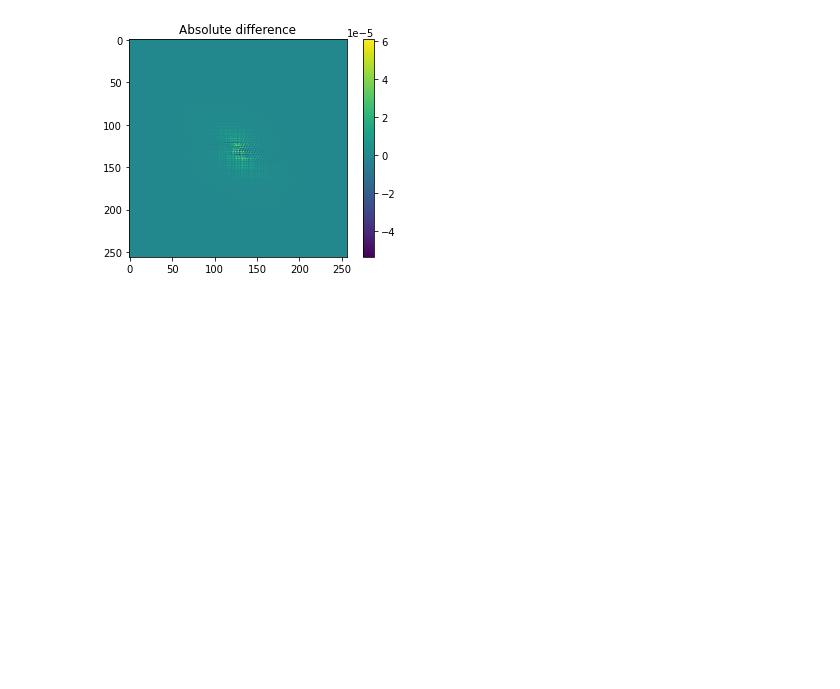
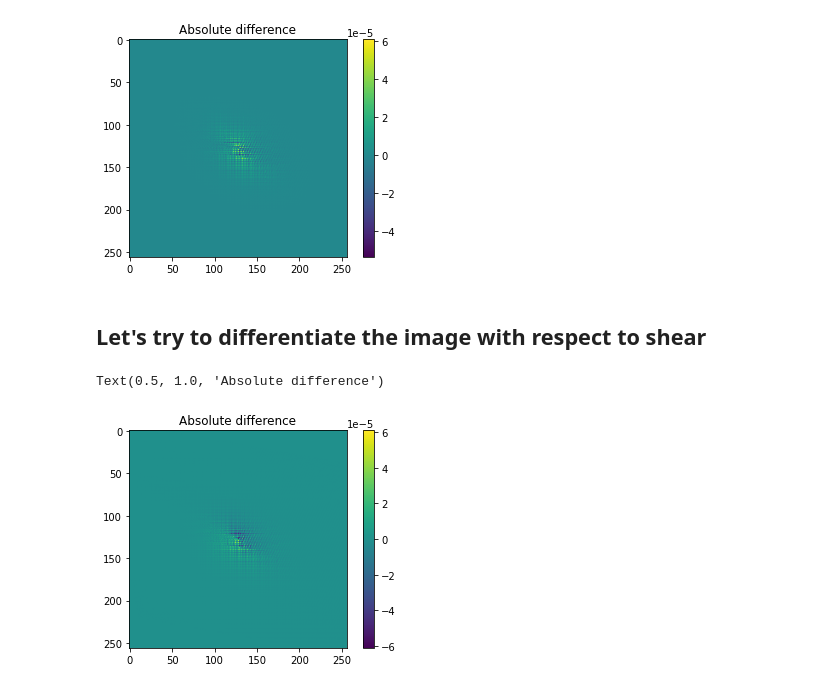
Before and after one commit to DifferentiableUniverseInitiative/GalFlow, a Jupyter notebook: notebooks/Shear_transformation.ipynb, the cells around one changed output. Drawn from its saved outputs; the diff is of its cells as text; code cells hidden in the pictures; blank space fills up the shorter version.

Commit message:
Adds test of grads with respect to shear

```diff
--- a/notebooks/Shear_transformation.ipynb
+++ b/notebooks/Shear_transformation.ipynb
@@ -97,3 +97,25 @@ title('Absolute difference')
 # %% [output]
 Text(0.5, 1.0, 'Absolute difference')
 [figure]
+# %% [markdown]
+## Let's try to differentiate the image with respect to shear
+# %%
+@tf.function
+def apply_shear(img, g1, g2):
+    # Compute the jacobian for some shear (see here https://github.com/GalSim-developers/GalSim/blob/013292ad45b6ef715acf70976e94fe21f624ee4c/galsim/shear.py#L384)
+    jac = tf.convert_to_tensor([[ 1. + g1,    g2   ],
+                                [  g2    , 1. - g1 ]]) / tf.sqrt(1.- (g1**2 + g2**2))
+    jac = tf.linalg.inv(jac)
+    transform = tf.convert_to_tensor([jac[0,0], jac[0,1], ((1-jac[0,0]) - jac[0,1])*255/2,
+                                      jac[1,0], jac[1,1], ((1-jac[1,1]) - jac[1,0])*255/2,
+                                      0., 0.])
+    return tfa.image.transform(img, transforms=transform, interpolation='bilinear')
+# %%
+img = tf.convert_to_tensor(image_original)
+img2 = apply_shear(img, g1, g2)
+# %%
+imshow((img2.numpy() - image_shear)); colorbar();
+title('Absolute difference')
+# %% [output]
+Text(0.5, 1.0, 'Absolute difference')
+[figure, added]
```
Also changed, not shown: parts of 3 cells of this notebook.
